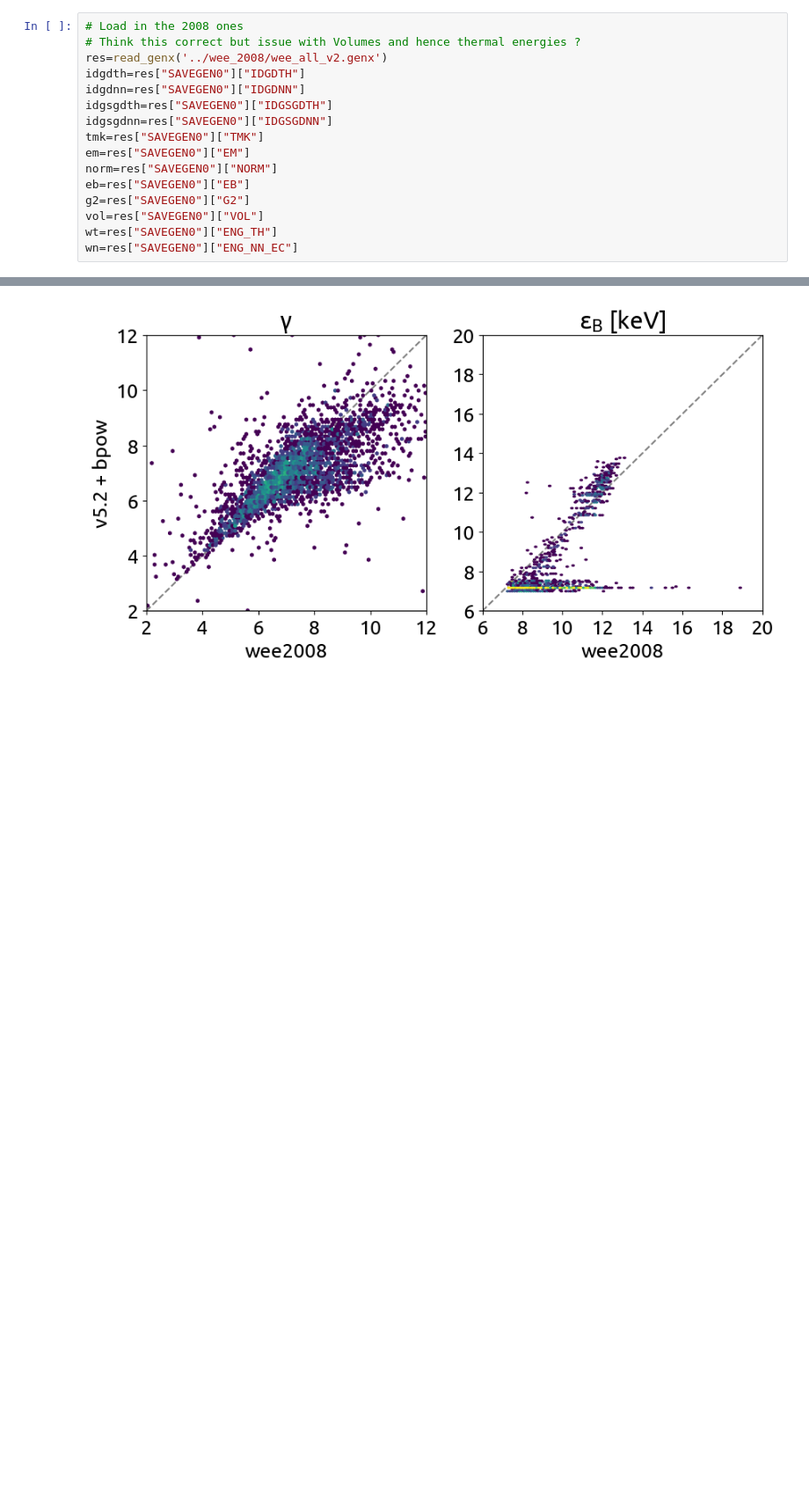
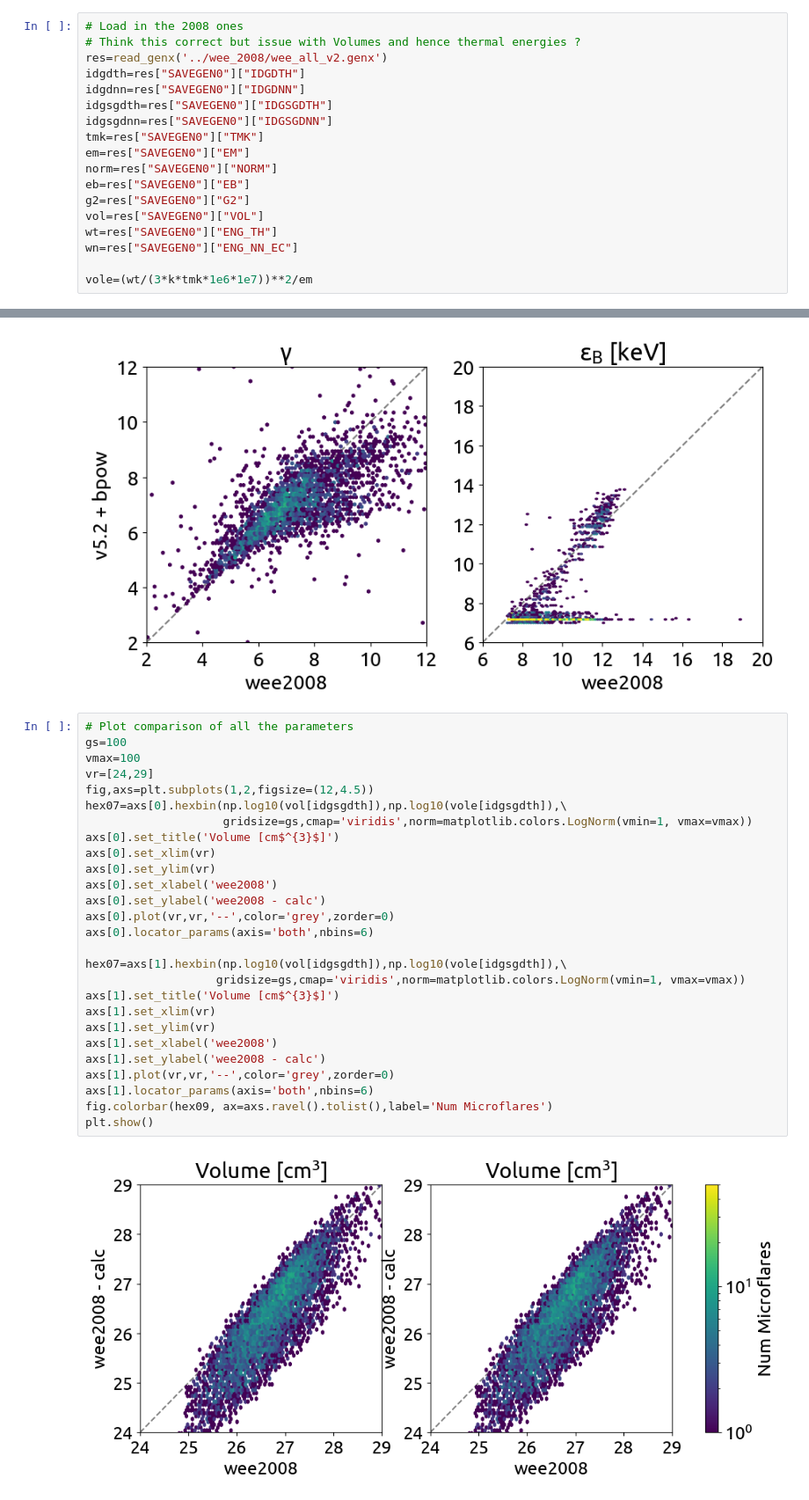
Before and after one commit to ianan/wee_2024, a Jupyter notebook: compare_freqdist.ipynb, the cells around one changed output, grey strips where cells are left out. Shown at 88% size. Saved outputs shown, nothing was run; the diff lists cells and outputs as text; blank space fills up the shorter version.

```diff
--- a/compare_freqdist.ipynb
+++ b/compare_freqdist.ipynb
@@ -51,6 +51,8 @@ g2=res["SAVEGEN0"]["G2"]
 vol=res["SAVEGEN0"]["VOL"]
 wt=res["SAVEGEN0"]["ENG_TH"]
 wn=res["SAVEGEN0"]["ENG_NN_EC"]
+
+vole=(wt/(3*k*tmk*1e6*1e7))**2/em
 # %%
 # Now calculate the thermal and non-thermal energy from the new fits
 
@@ -120,3 +129,32 @@ axs[1].locator_params(axis='both',nbins=8)
 plt.show()
 # %% [output]
 [figure]
+# %%
+# Plot comparison of all the parameters
+gs=100
+vmax=100
+vr=[24,29]
+fig,axs=plt.subplots(1,2,figsize=(12,4.5))
+hex07=axs[0].hexbin(np.log10(vol[idgsgdth]),np.log10(vole[idgsgdth]),\
+                    gridsize=gs,cmap='viridis',norm=matplotlib.colors.LogNorm(vmin=1, vmax=vmax))
+axs[0].set_title('Volume [cm$^{3}$]')
+axs[0].set_xlim(vr)
+axs[0].set_ylim(vr)
+axs[0].set_xlabel('wee2008')
+axs[0].set_ylabel('wee2008 - calc')
+axs[0].plot(vr,vr,'--',color='grey',zorder=0)
+axs[0].locator_params(axis='both',nbins=6)
+
+hex07=axs[1].hexbin(np.log10(vol[idgsgdth]),np.log10(vole[idgsgdth]),\
+                   gridsize=gs,cmap='viridis',norm=matplotlib.colors.LogNorm(vmin=1, vmax=vmax))
+axs[1].set_title('Volume [cm$^{3}$]')
+axs[1].set_xlim(vr)
+axs[1].set_ylim(vr)
+axs[1].set_xlabel('wee2008')
+axs[1].set_ylabel('wee2008 - calc')
+axs[1].plot(vr,vr,'--',color='grey',zorder=0)
+axs[1].locator_params(axis='both',nbins=6)
+fig.colorbar(hex09, ax=axs.ravel().tolist(),label='Num Microflares')
+plt.show()
+# %% [output]
+[figure, added]
```
Also changed, not shown: parts of 9 cells of this notebook, 2 other files.
